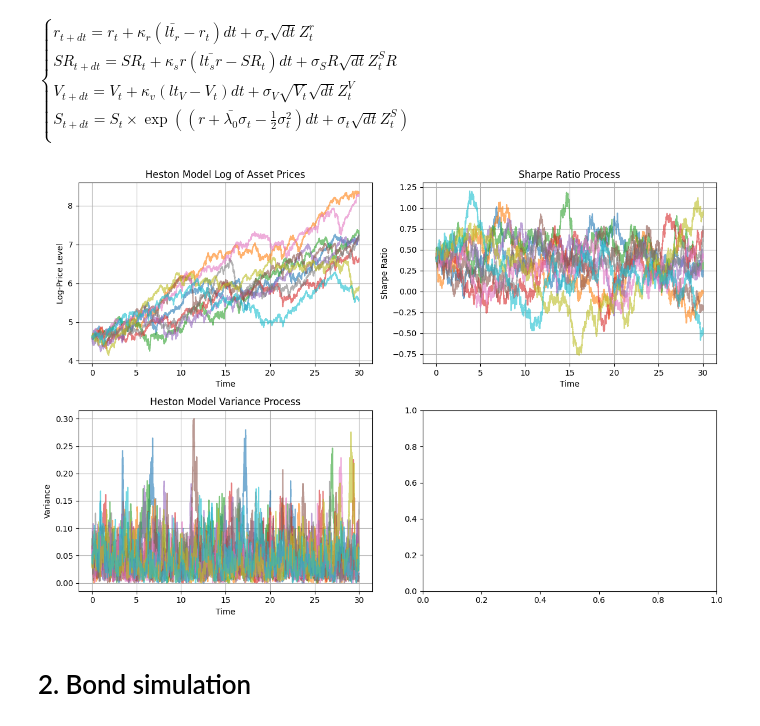
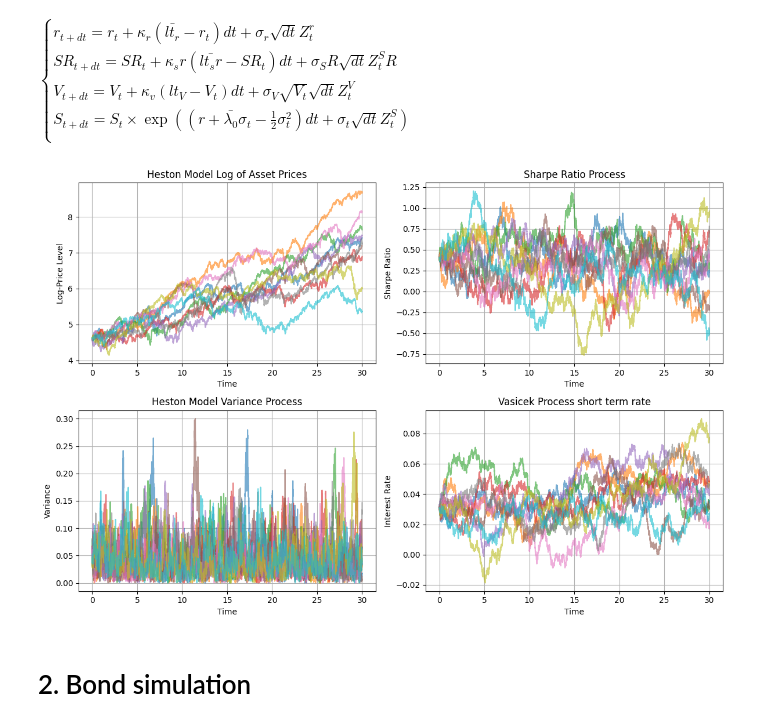
Before and after one commit to aleksandr-mikhailov-edhec/Goal-Based-Investing, a Jupyter notebook: 1.4 Stochastic Market Simulation.ipynb, the cells around one changed output. Cells and saved outputs as stored; diff of their text form; code cells hidden in the pictures.

```diff
--- a/1.4 Stochastic Market Simulation.ipynb
+++ b/1.4 Stochastic Market Simulation.ipynb
@@ -19,8 +19,6 @@ S_{t+dt} = S_t \times \exp \left( \left( r + \bar{\lambda_0} \sigma_t - \frac{1}
 \end{cases}
 $
 # %%
-import numpy as np
-
 def market_simulation(
     # Basic notations
     T,        # Total time in years for the simulation
@@ -35,9 +33,9 @@ def market_simulation(
     v0=(0.2138)**2, # Initial variance (square of initial volatility)
 
     # Short-rate (Vasicek) model parameters
-    #lt_r=0.0306,    # Long-term mean (b in Vasicek) to which r reverts
-    #kappa_r=0.13,   # Mean-reversion speed for short rate
-    #sigma_r=0.98/100, # Volatility (std dev) of short rate’s diffusion
+    lt_r=0.0306,    # Long-term mean (b in Vasicek) to which r reverts
+    kappa_r=0.13,   # Mean-reversion speed for short rate
+    sigma_r=0.98/100, # Volatility (std dev) of short rate’s diffusion
 
     # Sharpe-ratio (Ornstein–Uhlenbeck type) model parameters
     lt_sr=0.4,     # Long-term mean Sharpe ratio
@@ -192,19 +190,23 @@ def market_simulation(
                  + sigma_sr * np.sqrt(dt) * Z[i-1,:,2])
 
         # -- Update Short Rate (Vasicek) --
-        #r[i] = (r[i-1]
-        #        + kappa_r*(lt_r - r[i-1]) * dt
-        #        + sigma_r * np.sqrt(dt) * Z[i-1,:,3])
+        r[i] = (r[i-1]
+                + kappa_r*(lt_r - r[i-1]) * dt
+                + sigma_r * np.sqrt(dt) * Z[i-1,:,3])
 
     # Optional: Quick diagnostic check
     if np.sum(v < 0) > 0:
         print("Warning! Some variance values became negative (after truncation).")
 
-    return S, v, sr#, r
+    S = pd.DataFrame(S, index = np.linspace(0,T, len(S)))
+    v = pd.DataFrame(v, index = np.linspace(0,T, len(S)))
+    sr =pd.DataFrame(sr, index = np.linspace(0,T, len(S)))
+    r = pd.DataFrame(r, index = np.linspace(0,T, len(S)))
+    return S, v, sr, r
 # %%
 # Parameters
 S0 = 100.0              # asset price
-T = 30.0                # time in years
+T = 30                 # time in years
 N = 252*30              # number of time steps in simulation
 M = 10                  # number of simulated paths
 seed = 123              # simulation seed
@@ -215,42 +217,42 @@ seed = 123              # simulation seed
 # sr_p (Sharpe ratio process),
 # r_p (Vasicek interest-rate process)
 
-S_p, v_p, sr_p = market_simulation(T, N, M,seed,S0)
+S_p, v_p, sr_p, r_p = market_simulation(T, N, M,seed,S0)
 time = np.linspace(0, T, N+1)
 # %%
 fig, axes = plt.subplots(2, 2, figsize=(12, 8))
 
 # --- (1) Heston Model log of Asset Prices ---
 axes[0, 0].plot(time, np.log(S_p), alpha=0.6)
 axes[0, 0].set_title("Heston Model Log of Asset Prices")
 axes[0, 0].set_xlabel("Time")
 axes[0, 0].set_ylabel("Log-Price Level")
 axes[0, 0].grid(True)
 
 # --- (2) Heston Model Variance Process ---
 axes[1, 0].plot(time, v_p, alpha=0.6)
 axes[1, 0].set_title("Heston Model Variance Process")
 axes[1, 0].set_xlabel("Time")
 axes[1, 0].set_ylabel("Variance")
 axes[1, 0].grid(True)
 
 # --- (3) Sharpe Ratio Process ---
 axes[0, 1].plot(time, sr_p, alpha=0.6)
 axes[0, 1].set_title("Sharpe Ratio Process")
 axes[0, 1].set_xlabel("Time")
 axes[0, 1].set_ylabel("Sharpe Ratio")
 axes[0, 1].grid(True)
 
 # --- (4) Vasicek Process (Interest Rate) ---
-#axes[1, 1].plot(time, r_p, alpha=0.6)
-#axes[1, 1].set_title("Vasicek Process short term rate")
-#axes[1, 1].set_xlabel("Time")
-#axes[1, 1].set_ylabel("Interest Rate")
-#axes[1, 1].grid(True)
+axes[1, 1].plot(time, r_p, alpha=0.6)
+axes[1, 1].set_title("Vasicek Process short term rate")
+axes[1, 1].set_xlabel("Time")
+axes[1, 1].set_ylabel("Interest Rate")
+axes[1, 1].grid(True)
 
 plt.tight_layout()
 # %% [output]
-[figure, old version]
+[figure, new version]
 # %% [markdown]
 # 2. Bond simulation
 # %%
```
Also changed, not shown: parts of 8 cells of this notebook, 3 other files.
